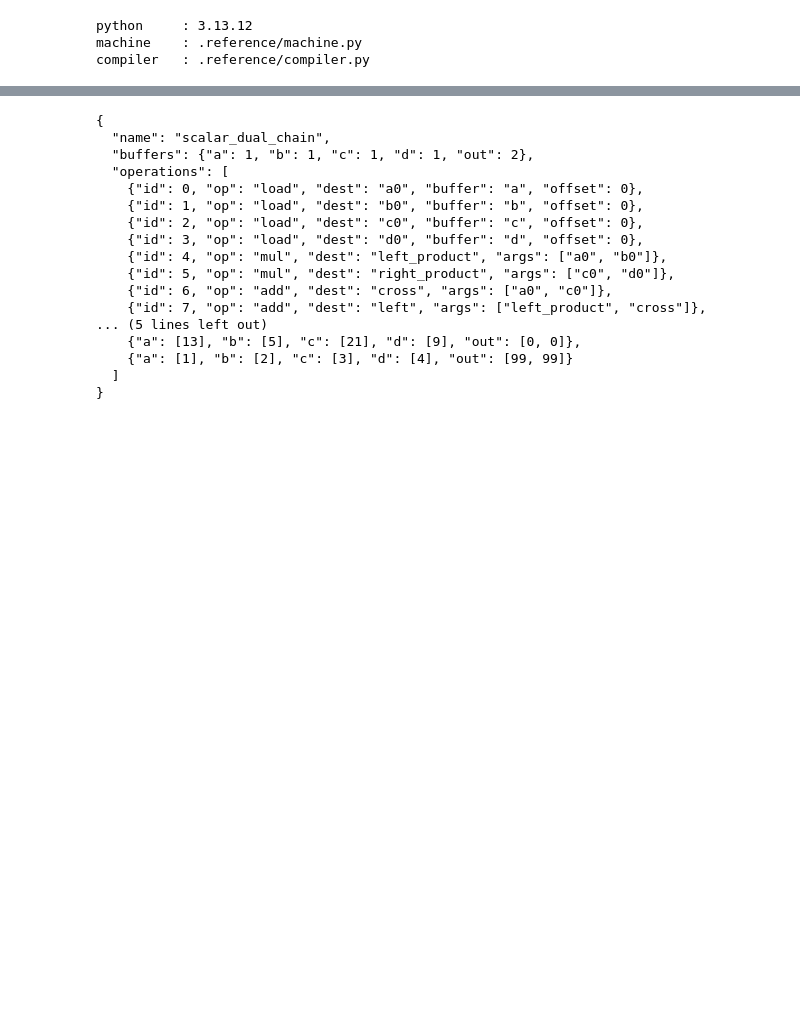
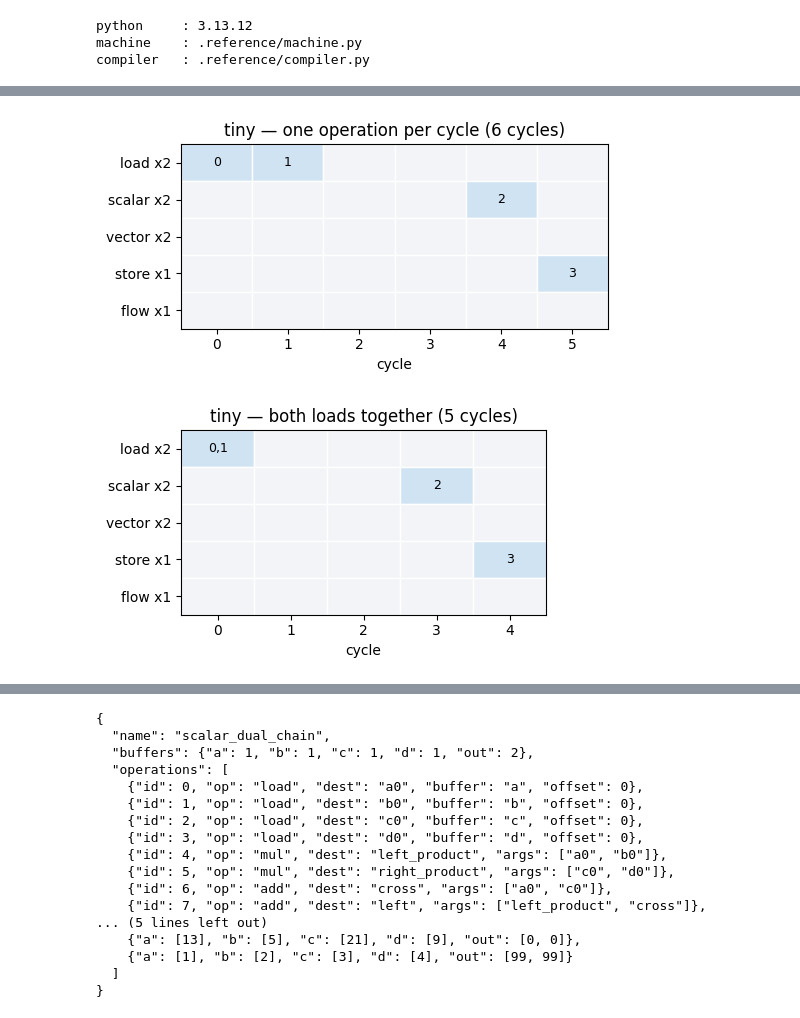
Before and after one commit to albertoHdzE/CausalBool, a Jupyter notebook: luminal-challenge/notebooks/00-concepts.ipynb, the cells around one changed output, grey strips where cells are left out. Saved outputs shown, nothing was run; the diff lists cells and outputs as text; code cells hidden in the pictures; blank space fills up the shorter version.

```diff
--- a/luminal-challenge/notebooks/00-concepts.ipynb
+++ b/luminal-challenge/notebooks/00-concepts.ipynb
@@ -84,0 +187,6 @@ ever making it wrong.
+# %%
+packed_times = {0: 0, 1: 0, 2: 3, 3: 4}     # both loads in the same cycle
+packed_bundles = direct_contract.assemble_bundles(tiny_facts, packed_times)
+
+narrate(tiny, tiny_facts, packed_times,
+        f"both loads issued together — {len(packed_bundles)} cycles")
@@ -84,0 +257,37 @@ ever making it wrong.
+# %%
+import matplotlib.pyplot as plt
+from matplotlib.patches import Rectangle
+
+ENGINES = ["load", "scalar", "vector", "store", "flow"]
+
+
+def show_timeline(bundles, title, figure_width=0.62):
+    """One column per cycle, one row per engine. Blue means occupied."""
+    n = len(bundles)
+    fig, ax = plt.subplots(figsize=(max(4.0, figure_width * n + 1.6), 2.8))
+    for row, engine in enumerate(ENGINES):
+        for cycle, bundle in enumerate(bundles):
+            ids = bundle.get(engine, [])
+            ax.add_patch(Rectangle((cycle, row), 1, 1, linewidth=1,
+                                   edgecolor="white",
+                                   facecolor="#cfe3f3" if ids else "#f2f4f7"))
+            if ids:
+                ax.text(cycle + 0.5, row + 0.5, ",".join(str(i) for i in ids),
+                        ha="center", va="center", fontsize=9)
+    ax.set_xlim(0, n)
+    ax.set_ylim(0, len(ENGINES))
+    ax.set_xticks([c + 0.5 for c in range(n)], [str(c) for c in range(n)])
+    ax.set_yticks([r + 0.5 for r in range(len(ENGINES))],
+                  [f"{e} x{machine.ENGINE_LIMITS[e]}" for e in ENGINES])
+    ax.set_xlabel("cycle")
+    ax.set_title(title)
+    ax.invert_yaxis()
+    fig.tight_layout()
+    plt.show()
+
+
+show_timeline(serial_tiny["bundles"], "tiny — one operation per cycle (6 cycles)")
+show_timeline(packed_bundles, "tiny — both loads together (5 cycles)")
+# %% [output]
+[figure, added]
+[figure, added]
```
Also changed, not shown: parts of 63 cells of this notebook.
